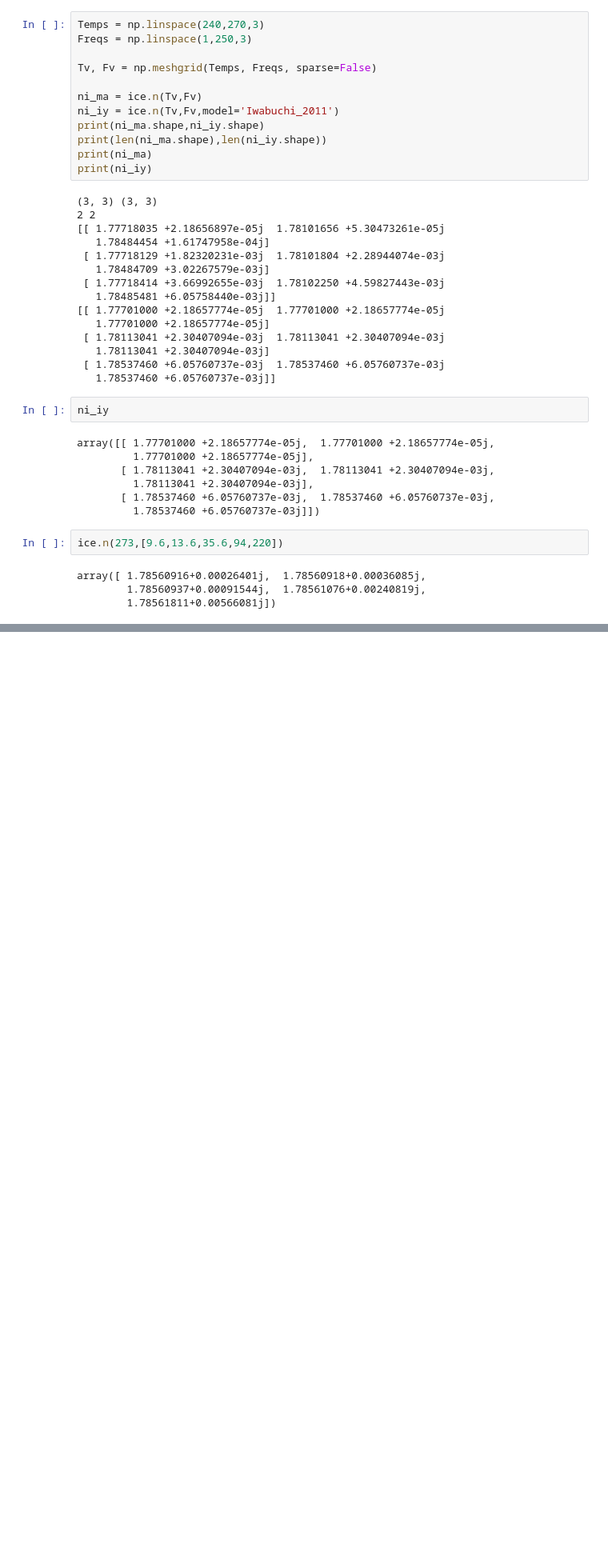
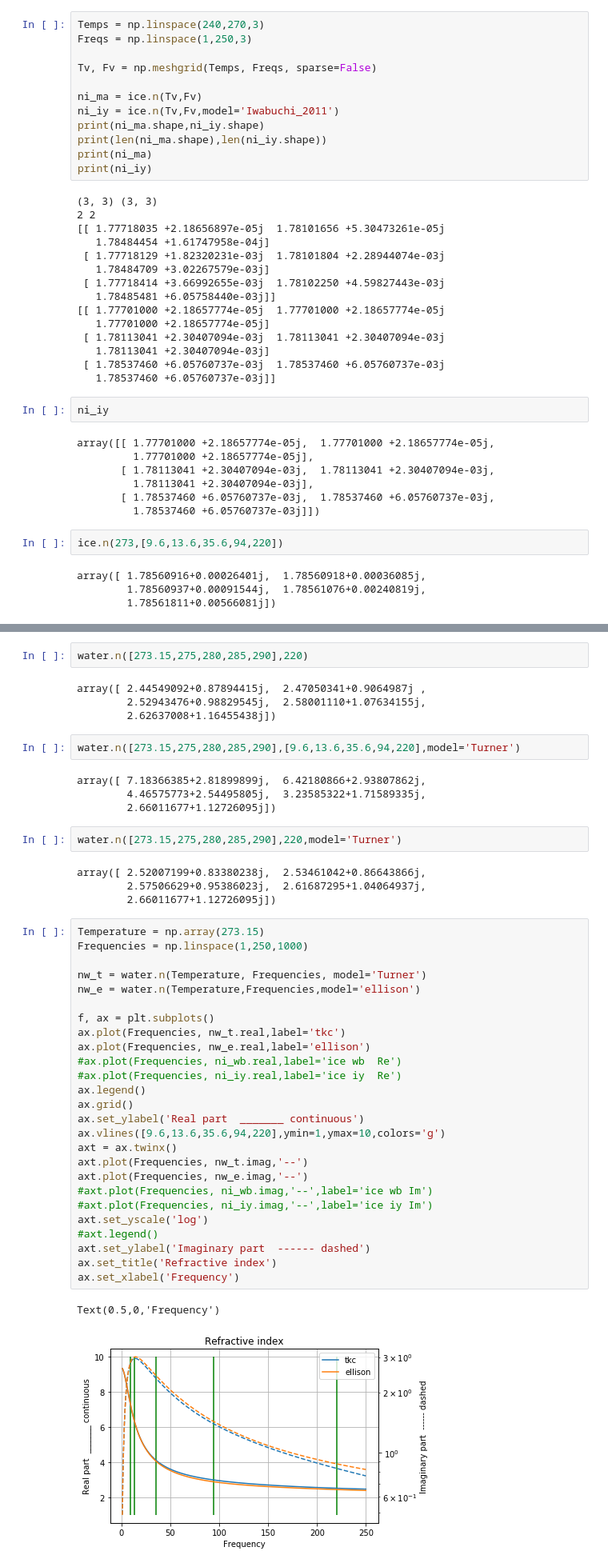
Before and after one commit to maahn/pamtra2, a Jupyter notebook: refractive/examples/plot_refractive_index_water_ice.ipynb, the cells around one changed output, grey strips where cells are left out. Shown at 80% size. Cells and saved outputs as stored; diff of their text form; blank space fills up the shorter version.

```diff
--- a/refractive/examples/plot_refractive_index_water_ice.ipynb
+++ b/refractive/examples/plot_refractive_index_water_ice.ipynb
@@ -145,0 +146,47 @@ array([ 7.19256101+2.85443576j,  6.26909509+3.00842476j,
+# %%
+water.n([273.15,275,280,285,290],220)
+# %% [output]
+array([ 2.44549092+0.87894415j,  2.47050341+0.9064987j ,
+        2.52943476+0.98829545j,  2.58001110+1.07634155j,
+        2.62637008+1.16455438j])
+# %%
+water.n([273.15,275,280,285,290],[9.6,13.6,35.6,94,220],model='Turner')
+# %% [output]
+array([ 7.18366385+2.81899899j,  6.42180866+2.93807862j,
+        4.46575773+2.54495805j,  3.23585322+1.71589335j,
+        2.66011677+1.12726095j])
+# %%
+water.n([273.15,275,280,285,290],220,model='Turner')
+# %% [output]
+array([ 2.52007199+0.83380238j,  2.53461042+0.86643866j,
+        2.57506629+0.95386023j,  2.61687295+1.04064937j,
+        2.66011677+1.12726095j])
+# %%
+Temperature = np.array(273.15)
+Frequencies = np.linspace(1,250,1000)
+
+nw_t = water.n(Temperature, Frequencies, model='Turner')
+nw_e = water.n(Temperature,Frequencies,model='ellison')
+
+f, ax = plt.subplots()
+ax.plot(Frequencies, nw_t.real,label='tkc')
+ax.plot(Frequencies, nw_e.real,label='ellison')
+#ax.plot(Frequencies, ni_wb.real,label='ice wb  Re')
+#ax.plot(Frequencies, ni_iy.real,label='ice iy  Re')
+ax.legend()
+ax.grid()
+ax.set_ylabel('Real part  _______ continuous')
+ax.vlines([9.6,13.6,35.6,94,220],ymin=1,ymax=10,colors='g')
+axt = ax.twinx()
+axt.plot(Frequencies, nw_t.imag,'--')
+axt.plot(Frequencies, nw_e.imag,'--')
+#axt.plot(Frequencies, ni_wb.imag,'--',label='ice wb Im')
+#axt.plot(Frequencies, ni_iy.imag,'--',label='ice iy Im')
+axt.set_yscale('log')
+#axt.legend()
+axt.set_ylabel('Imaginary part  ------ dashed')
+ax.set_title('Refractive index')
+ax.set_xlabel('Frequency')
+# %% [output]
+Text(0.5,0,'Frequency')
+[figure, added]
```
Also changed, not shown: parts of 11 cells of this notebook, 1 other file.
